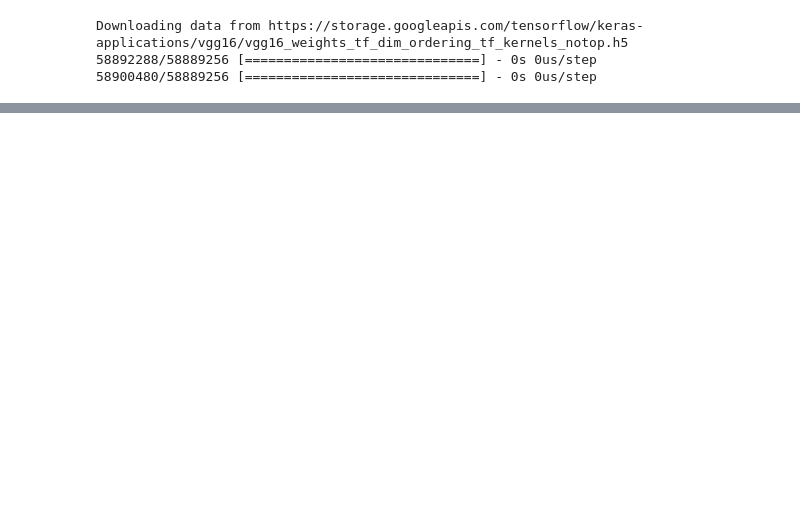
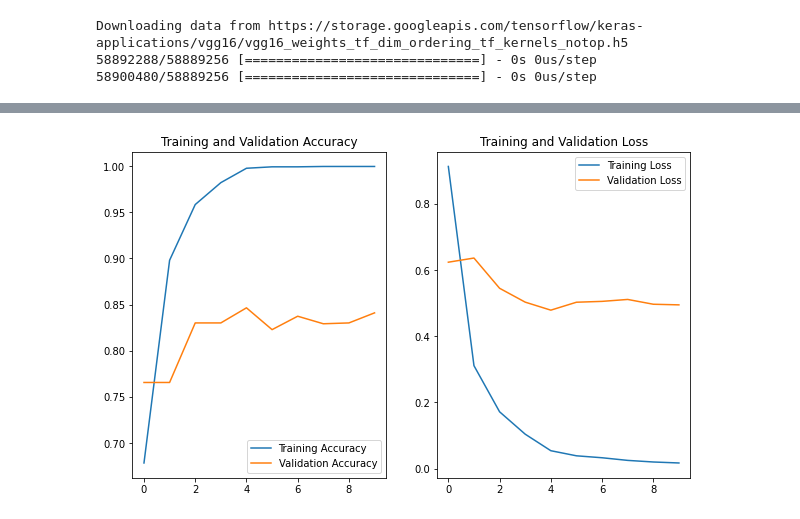
Before and after one commit to raduga256/tensorflow-dp-learning-food-dectection., a Jupyter notebook: extras/FLOWERS_CLASSIFICATION.ipynb, the cells around one changed output, grey strips where cells are left out. Cells and saved outputs as stored; diff of their text form; code cells hidden in the pictures; blank space fills up the shorter version.

```diff
--- a/extras/FLOWERS_CLASSIFICATION.ipynb
+++ b/extras/FLOWERS_CLASSIFICATION.ipynb
@@ -285,17 +310,17 @@ from keras.layers import Lambda,Dense,Flatten
 from keras.models import Model
 
 x = Flatten()(vgg.output)
-prediction = Dense(5, activation='sigmoid')(x)
+prediction = Dense(5, activation='softmax')(x)
 
 # create a model object
-model = Model(inputs=vgg.input, outputs=prediction)
+model_1 = Model(inputs=vgg.input, outputs=prediction)
 
 # view the structure of the model
-model.summary()
+model_1.summary()
 
 # tell the model what cost and optimization method to use
-model.compile(
-  loss='binary_crossentropy',
+model_1.compile(
+  loss=tf.keras.losses.SparseCategoricalCrossentropy(from_logits=False),
   optimizer='adam',
   metrics=['accuracy']
 )
@@ -317,3 +342,11 @@ Total params: 14,840,133
 Trainable params: 125,445
 Non-trainable params: 14,714,688
 _________________________________________________________________
+# %%
+EPOCHS = 10
+history_vgg = model_1.fit(train_batches,
+                          epochs=EPOCHS,
+                          steps_per_epoch=len(train_batches),
+                          validation_data=validation_batches,
+                          validation_steps=len(validation_batches)
+                          )
@@ -319,0 +374,5 @@ _________________________________________________________________
+# %%
+# Lets plot the loss curves
+plot_loss_curves(history_vgg)
+# %% [output]
+[figure, added]
```
Also changed, not shown: parts of 17 cells of this notebook.
